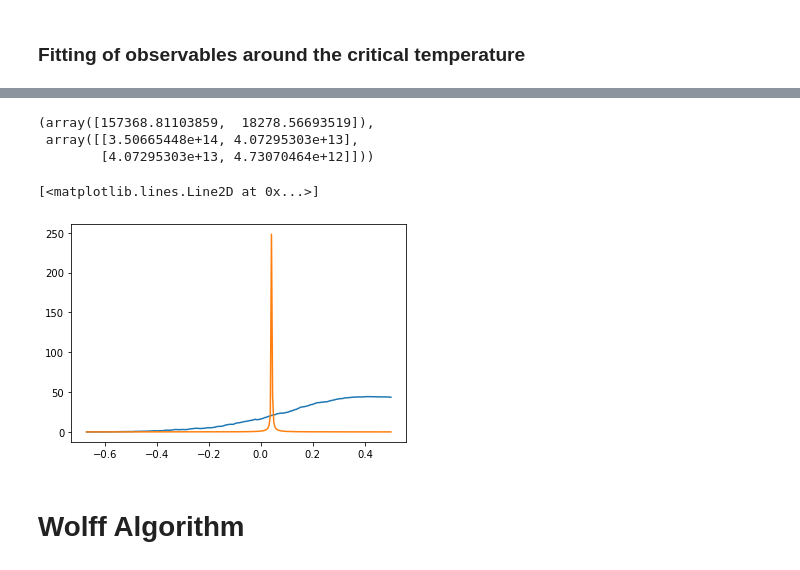
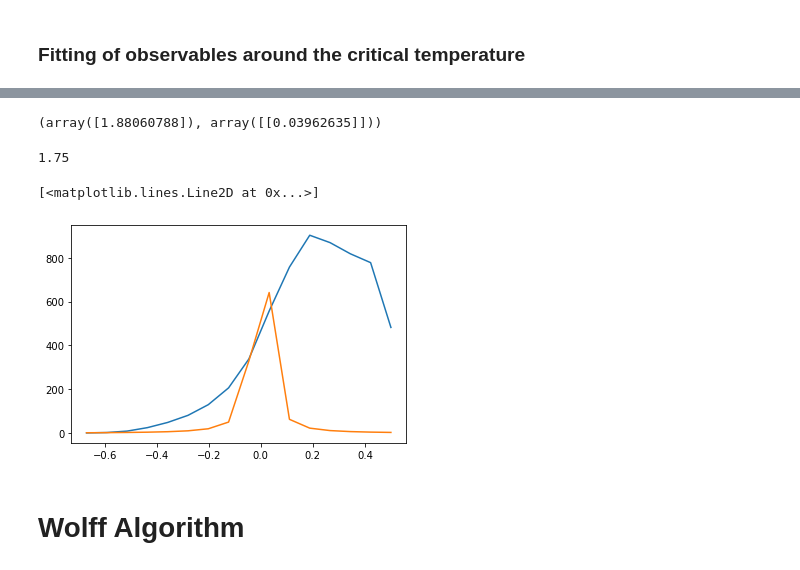
Before and after one commit to bernwo/AP3082-Ising-Model, a Jupyter notebook: scripts/results.ipynb, the cells around one changed output, grey strips where cells are left out. Drawn from its saved outputs; the diff is of its cells as text; code cells hidden in the pictures.

```diff
--- a/scripts/results.ipynb
+++ b/scripts/results.ipynb
@@ -136,9 +138,15 @@ plt.errorbar(lengths,taus,yerr=np.concatenate(error_taus))
 # %% [markdown]
 ### Fitting of observables around the critical temperature
 # %%
+T_i = 0.75
+T_f = 1.5
+step = 0.01
+T_c = 2.27
+
+
 _, obs = evolution.evolution(f=metropolis.metropolis_evolution,
                                                       relax=6000,
-                                                      L=150,
+                                                      L=50,
                                                       T_init=T_i,
                                                       T_max=T_f,
                                                       dT=step)
@@ -145,21 +158,23 @@ _, obs = evolution.evolution(f=metropolis.metropolis_evolution,
 # %%
-def func_critical_sus(x,l,b):
-    return abs((x-b)/b)**(-l)
+def func_critical_sus(x,l):
+    return abs(x)**(-l)
 # %%
-susceptibility = obs_m[2]
+susceptibility = obs[2]
 red_t = (susceptibility[0]-2.27)/2.27
 # %%
 curve_fit(func_critical_sus, red_t, susceptibility[1])
 # %% [output]
-(array([157368.81103859,  18278.56693519]),
- array([[3.50665448e+14, 4.07295303e+13],
-        [4.07295303e+13, 4.73070464e+12]]))
+(array([1.88060788]), array([[0.03962635]]))
+# %%
+7/4
+# %% [output]
+1.75
 # %%
 plt.plot(red_t,susceptibility[1])
-plt.plot(red_t, func_critical_sus(red_t,1.5,  0.0420504))
+plt.plot(red_t, func_critical_sus(red_t,1.88060788))
 # %% [output]
 [<matplotlib.lines.Line2D at 0x...>]
-[figure, old version]
+[figure, new version]
 # %% [markdown]
 # Wolff Algorithm
 # %%
```
Also changed, not shown: parts of 7 cells of this notebook, 4 other files.
